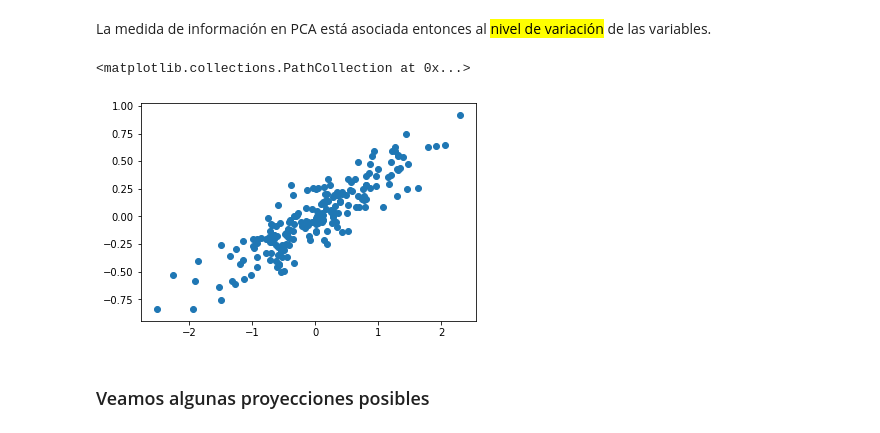
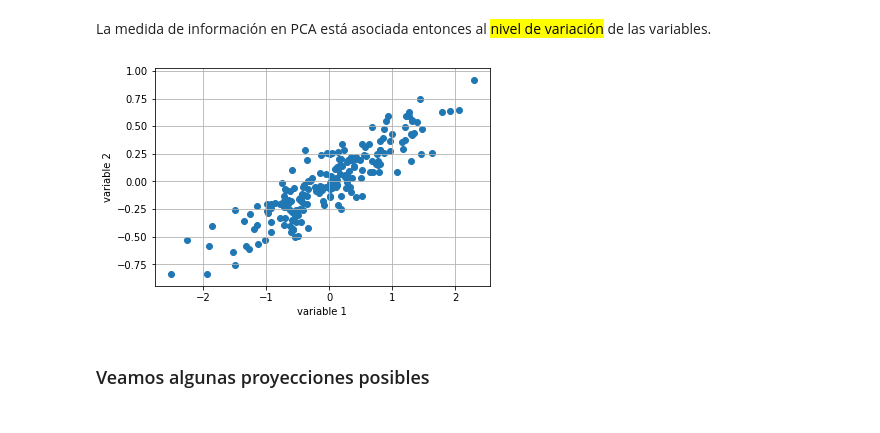
Before and after one commit to jdariasl/ML_2020, a Jupyter notebook: Clase 19 - Análisis de Componentes Principales.ipynb, the cells around one changed output. Drawn from its saved outputs; the diff is of its cells as text; code cells hidden in the pictures.

```diff
--- a/Clase 19 - Análisis de Componentes Principales.ipynb
+++ b/Clase 19 - Análisis de Componentes Principales.ipynb
@@ -25,14 +25,18 @@ La medida de información en PCA está asociada entonces al <mark>nivel de varia
 # %%
 np.random.seed(1)
 X = np.dot(np.random.random(size=(2, 2)), np.random.normal(size=(2, 200))).T+10
 
 # center data on 0,0
 X=X-np.mean(X, axis=0)
 
 plt.scatter(X[:,0], X[:,1])
+plt.xlabel('variable 1')
+plt.ylabel('variable 2')
+plt.grid()
+plt.savefig('Scatterplot.png',dpi=300)
+plt.show()
 # %% [output]
-<matplotlib.collections.PathCollection at 0x...>
-[figure, old version]
+[figure, new version]
 # %% [markdown]
 ### Veamos algunas proyecciones posibles
 # %%
```
Also changed, not shown: parts of 5 cells of this notebook, 15 other files.
